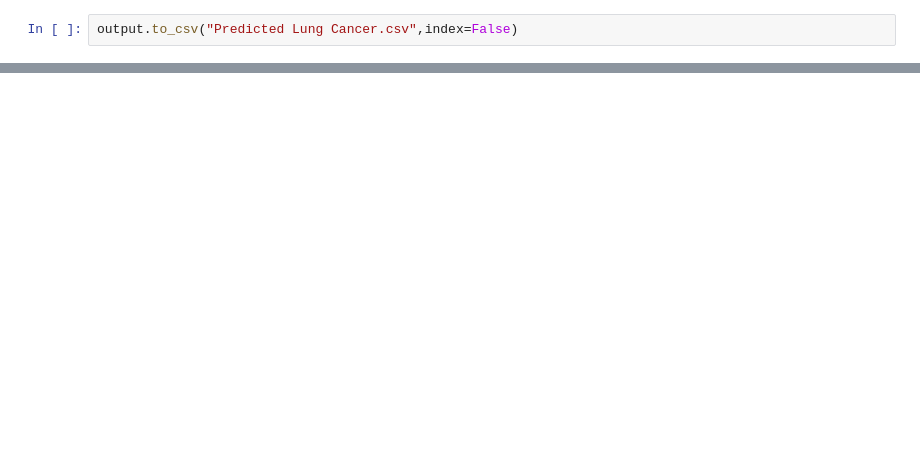
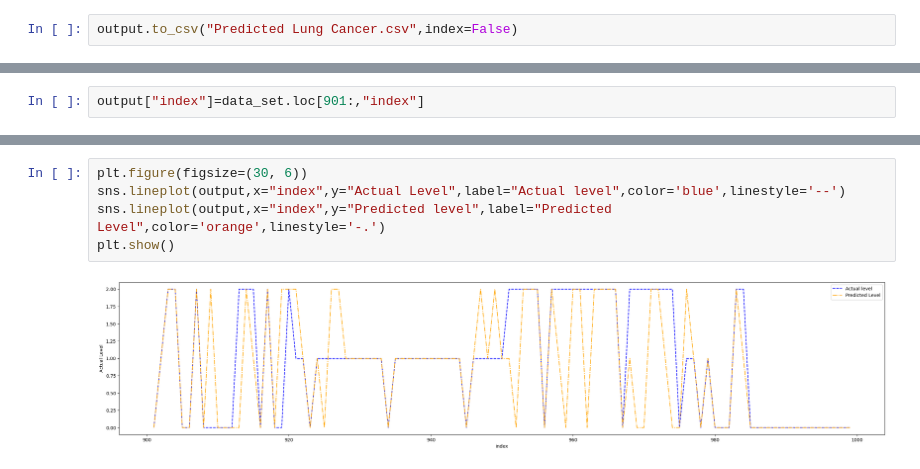
Before and after one commit to pop-o/PythonML, a Jupyter notebook: Regression/Lung_Cancer_Prediction/LungCancerPrediction.ipynb, the cells around one changed output, grey strips where cells are left out. Saved outputs shown, nothing was run; the diff lists cells and outputs as text; blank space fills up the shorter version.

```diff
--- a/Regression/Lung_Cancer_Prediction/LungCancerPrediction.ipynb
+++ b/Regression/Lung_Cancer_Prediction/LungCancerPrediction.ipynb
@@ -200,0 +231,2 @@ sns.scatterplot(x="Actual Level",y="Predicted level",data=output,hue="error",mar
+# %%
+output["index"]=data_set.loc[901:,"index"]
@@ -200,0 +249,7 @@ sns.scatterplot(x="Actual Level",y="Predicted level",data=output,hue="error",mar
+# %%
+plt.figure(figsize=(30, 6))
+sns.lineplot(output,x="index",y="Actual Level",label="Actual level",color='blue',linestyle='--')
+sns.lineplot(output,x="index",y="Predicted level",label="Predicted Level",color='orange',linestyle='-.')
+plt.show()
+# %% [output]
+[figure, added]
```
Also changed, not shown: parts of 15 cells of this notebook, 16 other files.
